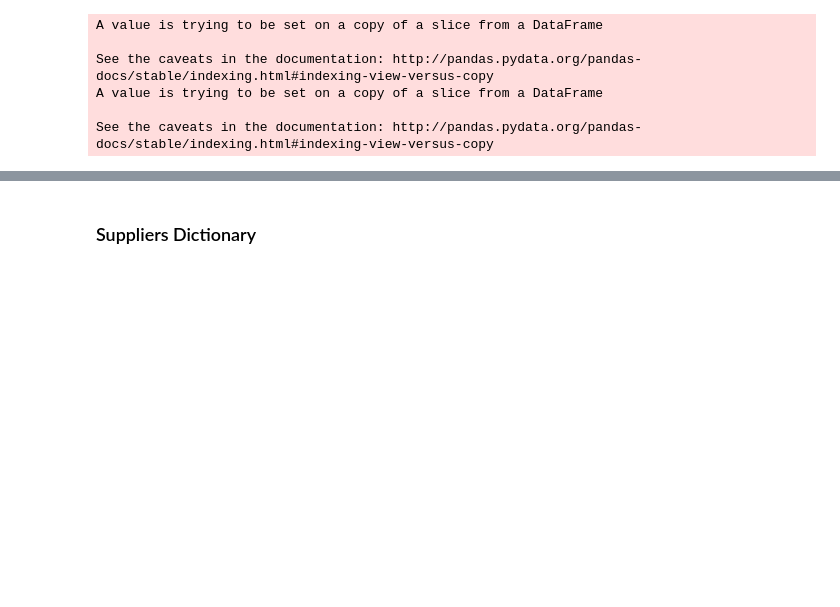
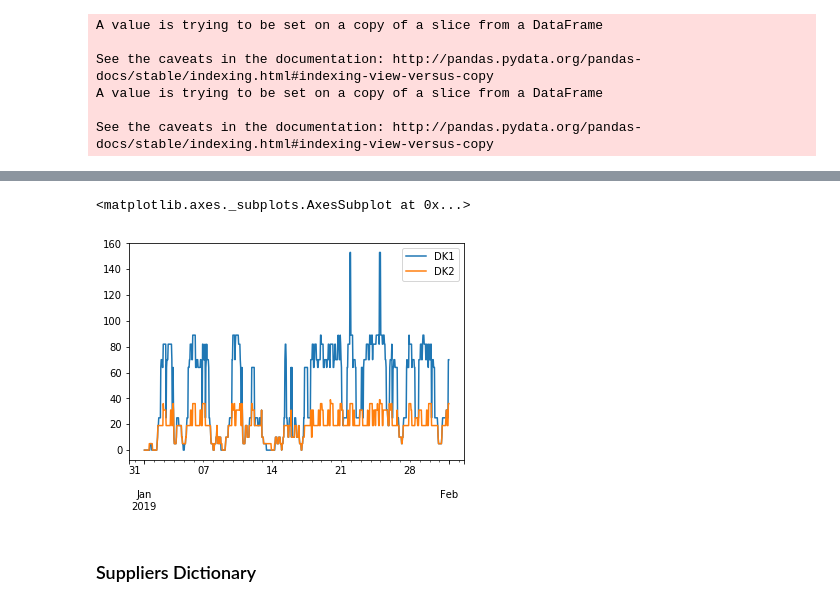
Before and after one commit to lucasblt/ren-elec-markets, a Jupyter notebook: assignment1/assignment1.ipynb, the cells around one changed output, grey strips where cells are left out. Drawn from its saved outputs; the diff is of its cells as text; code cells hidden in the pictures; blank space fills up the shorter version.

```diff
--- a/assignment1/assignment1.ipynb
+++ b/assignment1/assignment1.ipynb
@@ -124,3 +85,27 @@ Pd:  [2409 1534]
+# %%
+schedule_g = {}
+schedule_d = {}
+price = {}
+
+limit = 600
+
+for i in range(len(consumptionProg_df)):
+    g_df = pd.DataFrame({'ID' : list(generationProg_df)[1:],
+                         'region' : region_g,
+                         'power_g' : generationProg_df[list(generationProg_df)[1:]].values[i],
+                         'cost_g' : cost_g})
+
+    d_df = pd.DataFrame({'ID' : ['D1','D2'],
+                         'region' : list(consumptionProg_df)[2:-1],
+                         'power_d' : consumptionProg_df[list(consumptionProg_df)[2:-1]].values[i],
+                         'cost_d' : [99999, 99999]})
+
+    schedule_g[consumptionProg_df['ts'][i]], schedule_d[consumptionProg_df['ts'][i]], price[consumptionProg_df['ts'][i]] = day_ahead.solver(g_df, d_df, limit)
+# %%
+pd.DataFrame(price).T.plot()
+# %% [output]
+<matplotlib.axes._subplots.AxesSubplot at 0x...>
+[figure, added]
 # %% [markdown]
 ### Suppliers Dictionary
 # %%
```
Also changed, not shown: parts of 6 cells of this notebook, 2 other files.
